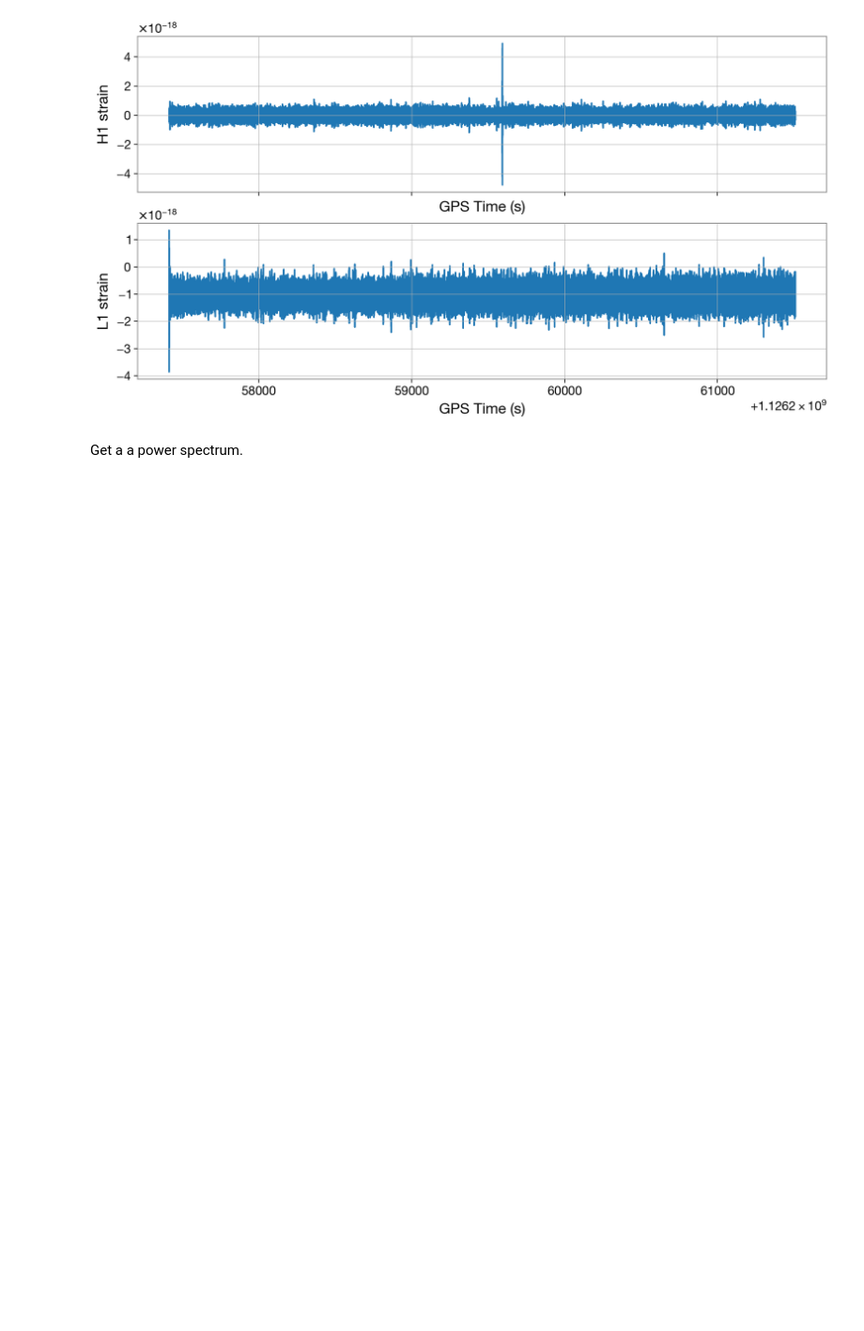
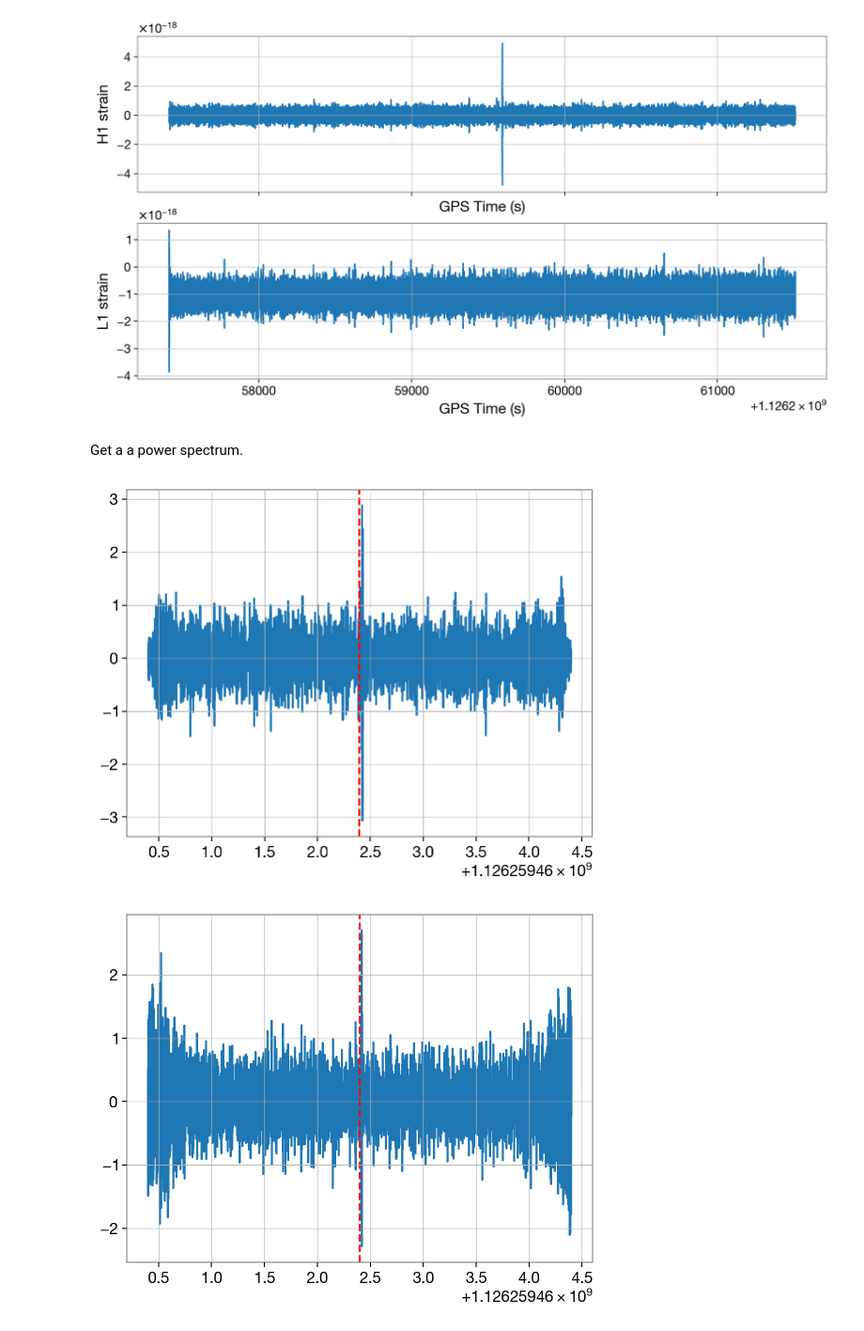
Before and after one commit to maxisi/gwtunes, a Jupyter notebook: gw150914.ipynb, the cells around one changed output. Shown: that part at 94% size. Cells and saved outputs as stored; diff of their text form; code cells hidden in the pictures; blank space fills up the shorter version.

```diff
--- a/gw150914.ipynb
+++ b/gw150914.ipynb
@@ -57,3 +66,20 @@ for ifo, data in data_dict.items():
+# %%
+# whiten data
+white_data_dict = {}
+for ifo, data in filtered_data_dict.items():
+    # compute FFT of data
+    d = data.crop(t0-2, t0+2)
+    dt = d.dt.value
+    window = ss.windows.tukey(len(d), alpha=0.05)
+    data_fd = np.fft.rfft(d.value*window)
+    wd_td = np.fft.irfft(data_fd/np.sqrt(psd_dict[ifo]/dt /2), n=len(d))
+    white_data_dict[ifo] = TimeSeries(wd_td, t0=d.times[0], dt=d.dt)
+    plt.plot(white_data_dict[ifo] )
+    plt.axvline(t0, color='r', ls='--')
+    plt.show()
+# %% [output]
+[figure, added]
+[figure, added]
 # %%
 # plot whitened data but only 1s around t0
 fig, axs = plt.subplots(2, 1, figsize=(12, 6), sharex=True)
```
Also changed, not shown: parts of 8 cells of this notebook.
